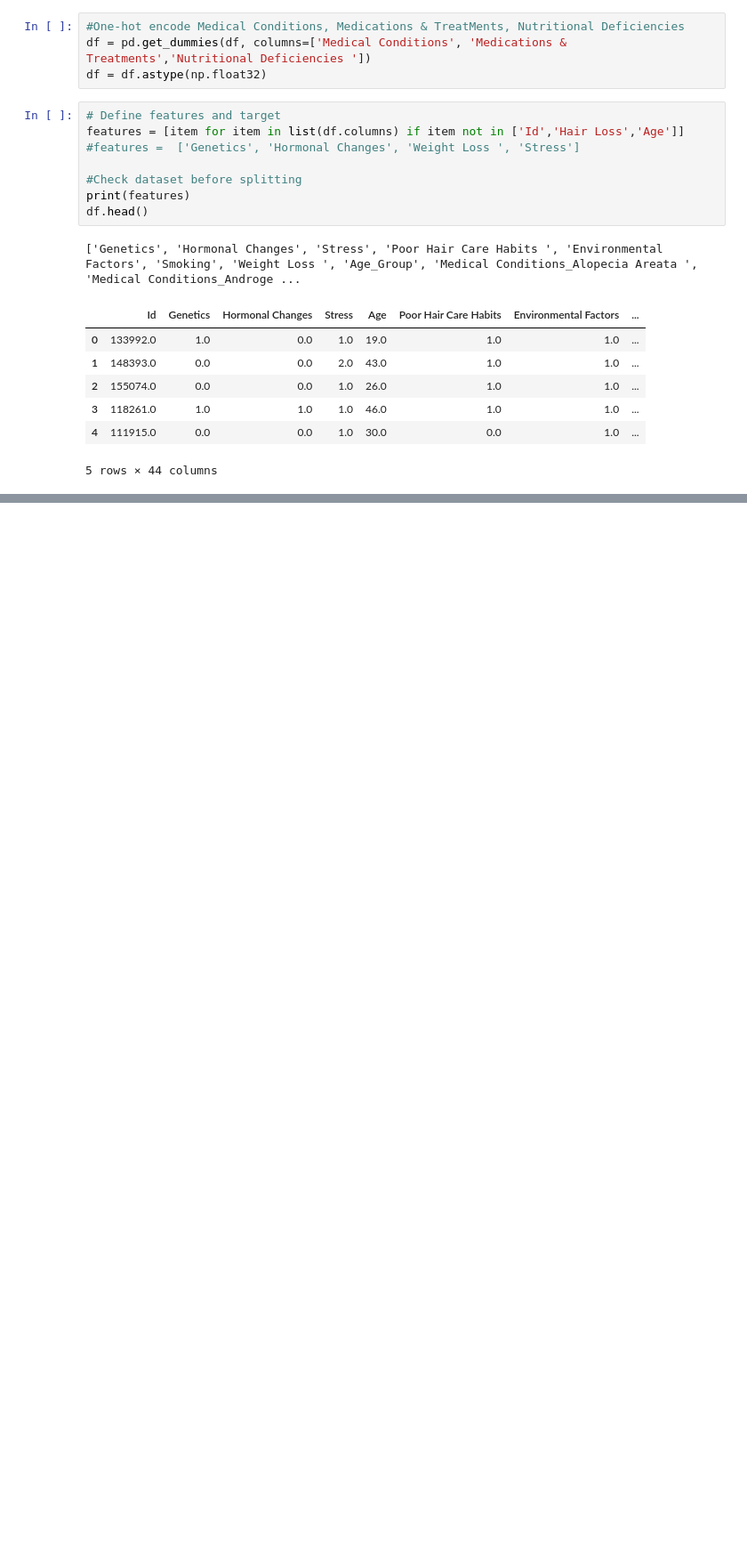
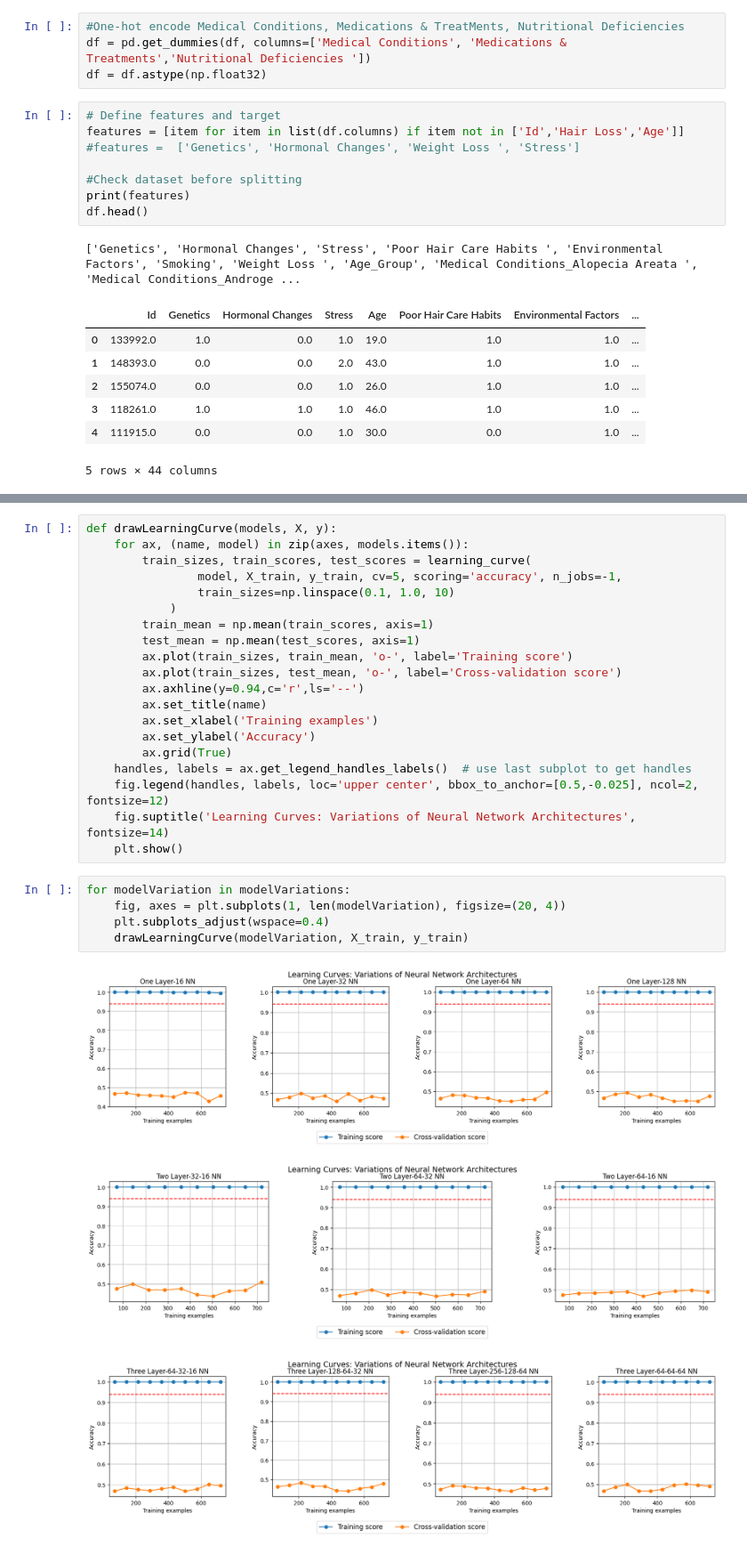
Before and after one commit to timnd08/hair-health-model, a Jupyter notebook: main_nn.ipynb, the cells around one changed output, grey strips where cells are left out. Shown at 89% size. Drawn from its saved outputs; the diff is of its cells as text; blank space fills up the shorter version.

```diff
--- a/main_nn.ipynb
+++ b/main_nn.ipynb
@@ -524,0 +319,29 @@ AUC 3 layers: 0.5300
+# %%
+def drawLearningCurve(models, X, y):
+    for ax, (name, model) in zip(axes, models.items()):
+        train_sizes, train_scores, test_scores = learning_curve(
+                model, X_train, y_train, cv=5, scoring='accuracy', n_jobs=-1,
+                train_sizes=np.linspace(0.1, 1.0, 10)
+            )
+        train_mean = np.mean(train_scores, axis=1)
+        test_mean = np.mean(test_scores, axis=1)
+        ax.plot(train_sizes, train_mean, 'o-', label='Training score')
+        ax.plot(train_sizes, test_mean, 'o-', label='Cross-validation score')
+        ax.axhline(y=0.94,c='r',ls='--')
+        ax.set_title(name)
+        ax.set_xlabel('Training examples')
+        ax.set_ylabel('Accuracy')
+        ax.grid(True)
+    handles, labels = ax.get_legend_handles_labels()  # use last subplot to get handles
+    fig.legend(handles, labels, loc='upper center', bbox_to_anchor=[0.5,-0.025], ncol=2, fontsize=12)
+    fig.suptitle('Learning Curves: Variations of Neural Network Architectures', fontsize=14)
+    plt.show()
+# %%
+for modelVariation in modelVariations:
+    fig, axes = plt.subplots(1, len(modelVariation), figsize=(20, 4))
+    plt.subplots_adjust(wspace=0.4)
+    drawLearningCurve(modelVariation, X_train, y_train)
+# %% [output]
+[figure, added]
+[figure, added]
+[figure, added]
```
Also changed, not shown: parts of 13 cells of this notebook.
